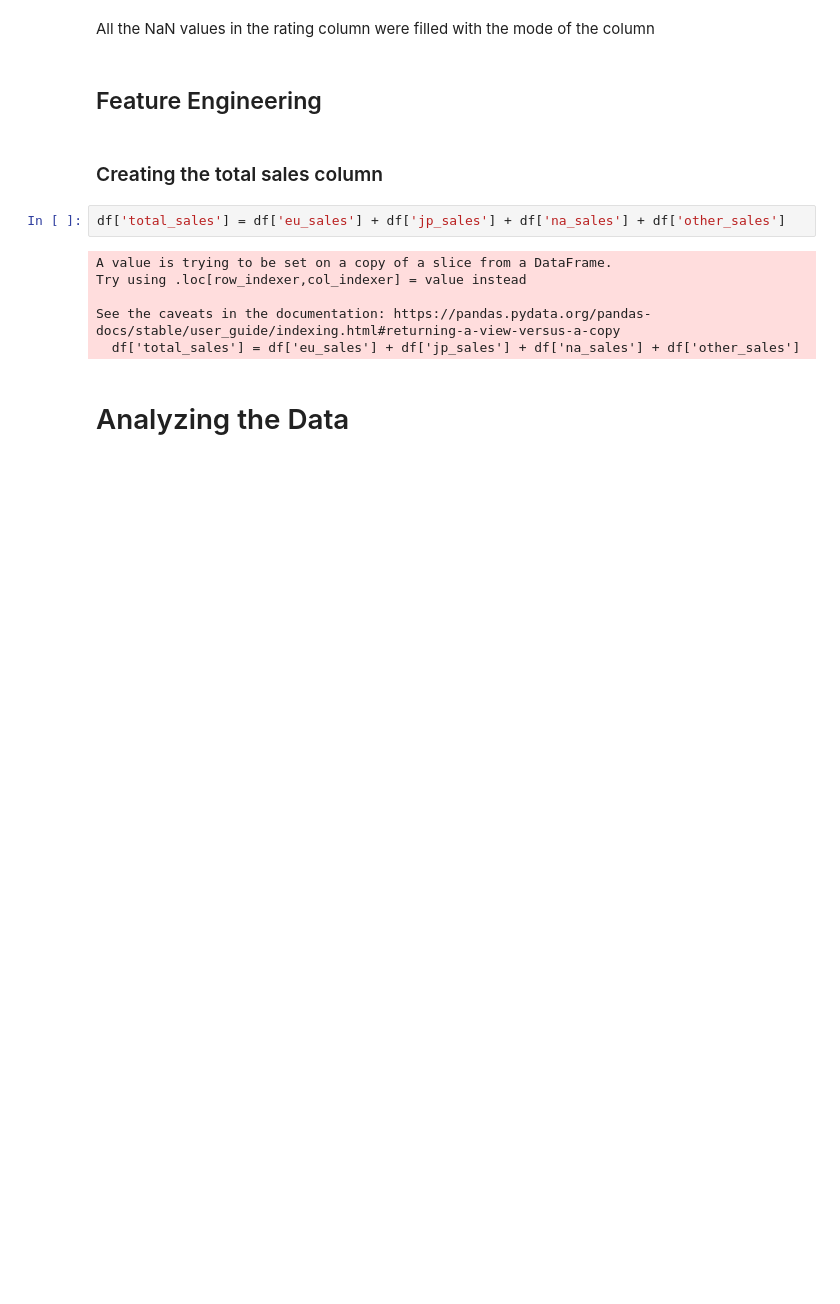
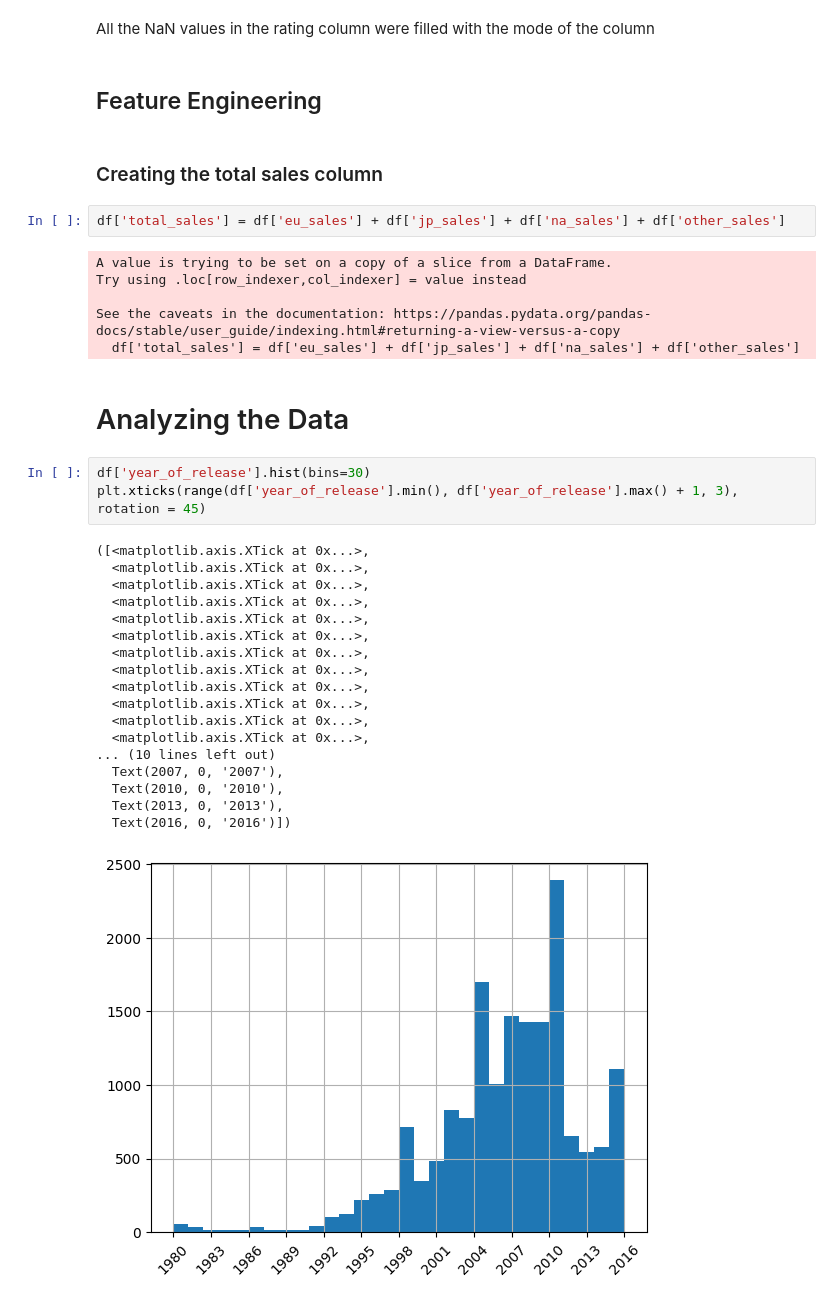
Before and after one commit to TirsoPaneque/integrated_project, a Jupyter notebook: notebooks/EDA.ipynb, the cells around one changed output. Cells and saved outputs as stored; diff of their text form; blank space fills up the shorter version.

```diff
--- a/notebooks/EDA.ipynb
+++ b/notebooks/EDA.ipynb
@@ -344,3 +345,25 @@ See the caveats in the documentation: https://pandas.pydata.org/pandas-docs/stab
   df['total_sales'] = df['eu_sales'] + df['jp_sales'] + df['na_sales'] + df['other_sales']
 # %% [markdown]
 # Analyzing the Data
+# %%
+df['year_of_release'].hist(bins=30)
+plt.xticks(range(df['year_of_release'].min(), df['year_of_release'].max() + 1, 3), rotation = 45)
+# %% [output]
+([<matplotlib.axis.XTick at 0x...>,
+  <matplotlib.axis.XTick at 0x...>,
+  <matplotlib.axis.XTick at 0x...>,
+  <matplotlib.axis.XTick at 0x...>,
+  <matplotlib.axis.XTick at 0x...>,
+  <matplotlib.axis.XTick at 0x...>,
+  <matplotlib.axis.XTick at 0x...>,
+  <matplotlib.axis.XTick at 0x...>,
+  <matplotlib.axis.XTick at 0x...>,
+  <matplotlib.axis.XTick at 0x...>,
+  <matplotlib.axis.XTick at 0x...>,
+  <matplotlib.axis.XTick at 0x...>,
+... (10 lines left out)
+  Text(2007, 0, '2007'),
+  Text(2010, 0, '2010'),
+  Text(2013, 0, '2013'),
+  Text(2016, 0, '2016')])
+[figure, added]
```
Also changed, not shown: parts of 8 cells of this notebook.
